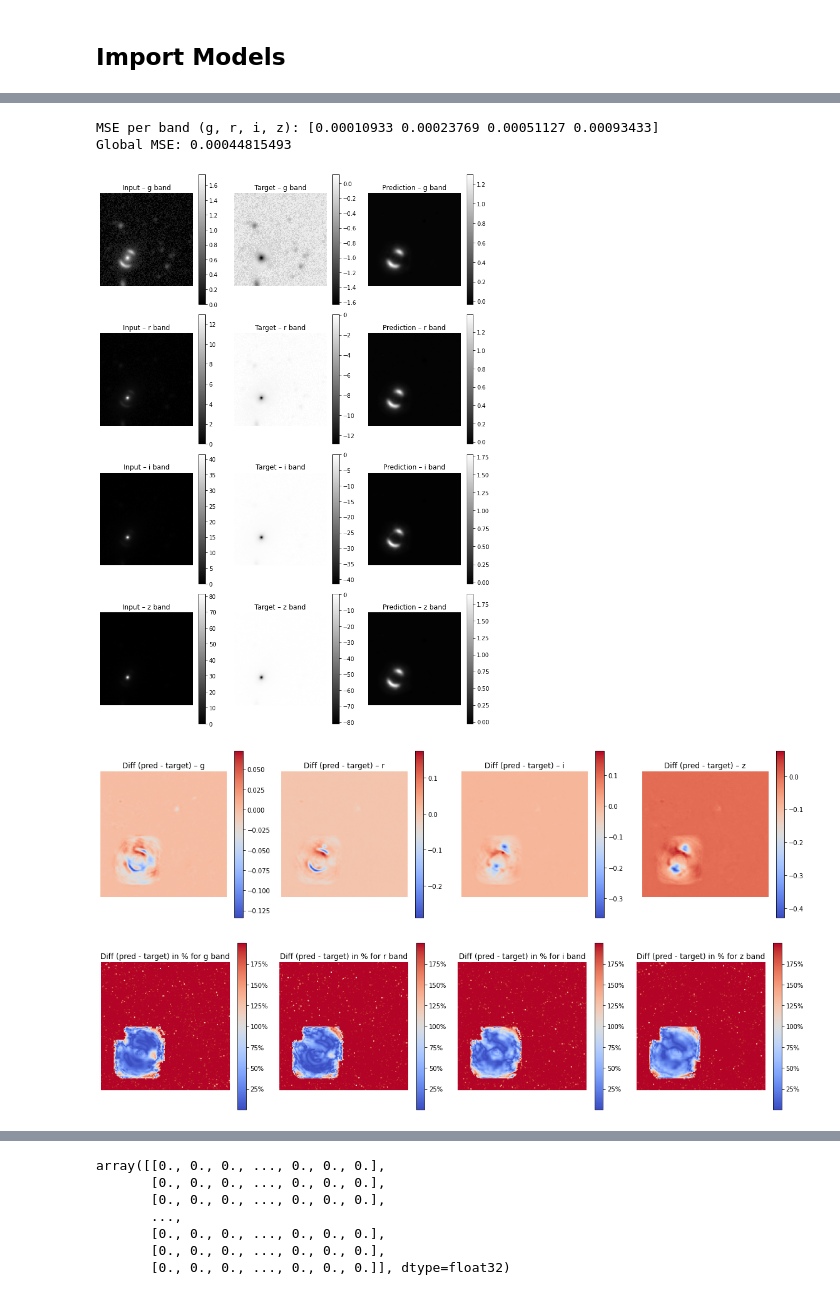
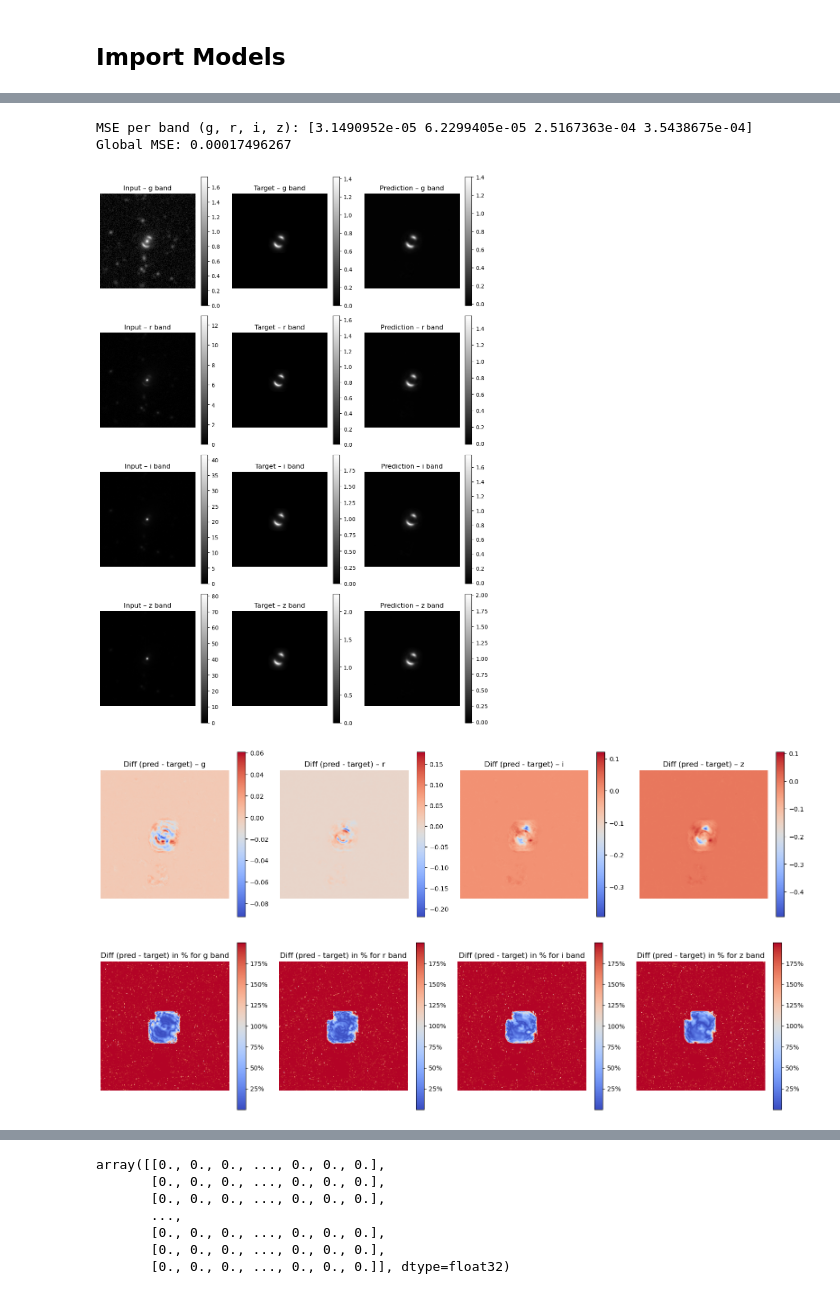
Before and after one commit to matthbatt/Deep-learning-gravitational-lensing, a Jupyter notebook: lensing_U-net.ipynb, the cells around one changed output, grey strips where cells are left out. Saved outputs shown, nothing was run; the diff lists cells and outputs as text; code cells hidden in the pictures.

```diff
--- a/lensing_U-net.ipynb
+++ b/lensing_U-net.ipynb
@@ -310,13 +324,13 @@ import torch.nn as nn
 import torch.optim as optim
 import os
 
-os.chdir("/home/mbatt/gravitational_lensing/UNet_weights")
+os.chdir("/home/mbatt/gravitational_lensing")
 
 device = torch.device("cuda" if torch.cuda.is_available() else "cpu")
 model = model.to(device)
 optimizer = optim.Adam(model.parameters(), lr=1e-5)
 
-checkpoint = torch.load(f"{model.model_name}_2.pth", map_location=device)
+checkpoint = torch.load(f"{model.model_name}_3.pth", map_location=device)
 
 model.load_state_dict(checkpoint["model"])
 optimizer.load_state_dict(checkpoint["optimizer"])
@@ -340,0 +408,23 @@ plt.show()
+# %%
+import os
+import torch
+
+save_dir =  "/home/mbatt/data_unet"
+
+model.eval()
+criterion = nn.MSELoss(reduction="none")
+
+with torch.no_grad():
+    for xb, yb in test_loader:
+        xb = torch.cat([xb[0].to(device), xb[1].to(device)], dim=1).to(device)
+        yb, paths = yb[0].to(device), yb[1]   # paths is a list of filenames
+
+        out = model(xb)
+
+        # # Loop over batch elements
+        # for i in range(len(paths)):
+        #     filename = paths[i].split('/')[1] + ".pt"      # add extension
+        #     filepath = os.path.join(save_dir, filename)
+
+        #     tensor_to_save = out[i].cpu()    # detach + move to CPU
+        #     torch.save(tensor_to_save, filepath)
@@ -348,7 +443,7 @@ criterion = nn.MSELoss(reduction="none")
 with torch.no_grad():
     for xb, yb in test_loader:   # <-- use test_loader here
         xb, xout = xb[0].to(device), xb[1].to(device)
-        yb = yb.to(device)
+        yb, paths = yb[0].to(device), yb[1]
 
         out = model(xb)
 
@@ -433,7 +528,7 @@ for i in range(4):
 
     # Target
     ax_targ = axes[i, 1]
-    im_targ = ax_targ.imshow(- targ_np[i] + inpu_np[i], origin='lower', cmap='gray')
+    im_targ = ax_targ.imshow(targ_np[i], origin='lower', cmap='gray')
     fig.colorbar(im_targ, ax=ax_targ)
     ax_targ.set_title(f"Target – {bandes[i]} band")
     ax_targ.axis('off')
@@ -457,38 +552,38 @@ for i in range(4):
     im = ax.imshow(diff, origin='lower', cmap='coolwarm')
     fig.colorbar(im, ax=ax)
     ax.set_title(f"Diff (pred - target) – {bandes[i]}")
     ax.axis('off')
 
 plt.tight_layout()
 # plt.savefig("/net/CLUSTER/VAULT/users/mbatt/gravitational_lensing/plots/UNet_diff_image_pred.png", dpi=300, bbox_inches="tight")
 plt.show()
 
 
 # --- Optional: difference maps ---
 fig, axes = plt.subplots(1, 4, figsize=(16, 4))
 for i in range(4):
     pred = pred_np[i]
     targ = targ_np[i]
     eps = 1e-6
     pct = 2 * np.abs(pred - targ) / (np.abs(pred) + np.abs(targ) + eps)
     ax = axes[i]
     im = ax.imshow(pct, origin='lower', cmap='coolwarm')
 #     fig.colorbar(im, ax=ax)
     cbar = fig.colorbar(im, ax=ax)
     cbar.ax.yaxis.set_major_formatter(mtick.PercentFormatter(1.0))
     ax.set_title(f"Diff (pred - target) in % for {bandes[i]} band")
     ax.axis('off')
 
 plt.tight_layout()
 # plt.savefig("/net/CLUSTER/VAULT/users/mbatt/gravitational_lensing/plots/UNet_diff_image_pred_pct.png", dpi=300, bbox_inches="tight")
 
 plt.show()
 # %% [output]
-MSE per band (g, r, i, z): [0.00010933 0.00023769 0.00051127 0.00093433]
-Global MSE: 0.00044815493
+MSE per band (g, r, i, z): [3.1490952e-05 6.2299405e-05 2.5167363e-04 3.5438675e-04]
+Global MSE: 0.00017496267
-[figure, old version]
+[figure, new version]
-[figure, old version]
+[figure, new version]
-[figure, old version]
+[figure, new version]
 # %%
 line = 20
 plt.figure(figsize=(6,4))
```
Also changed, not shown: parts of 19 cells of this notebook, 8 other files.
